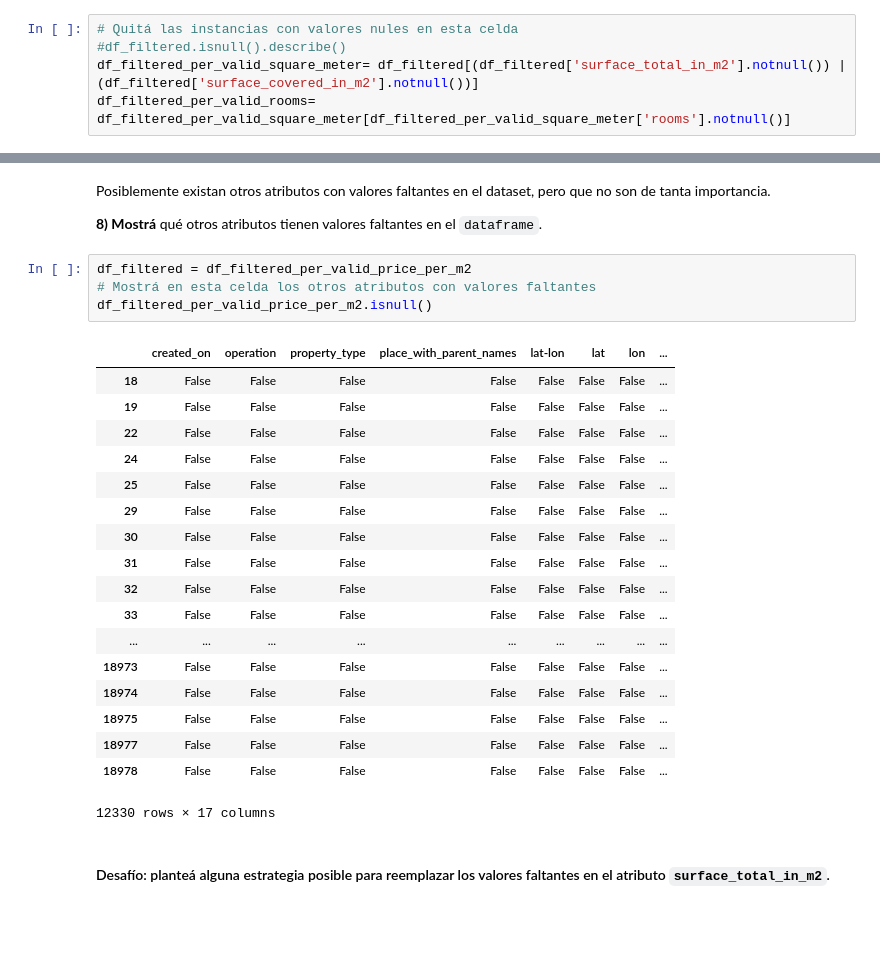
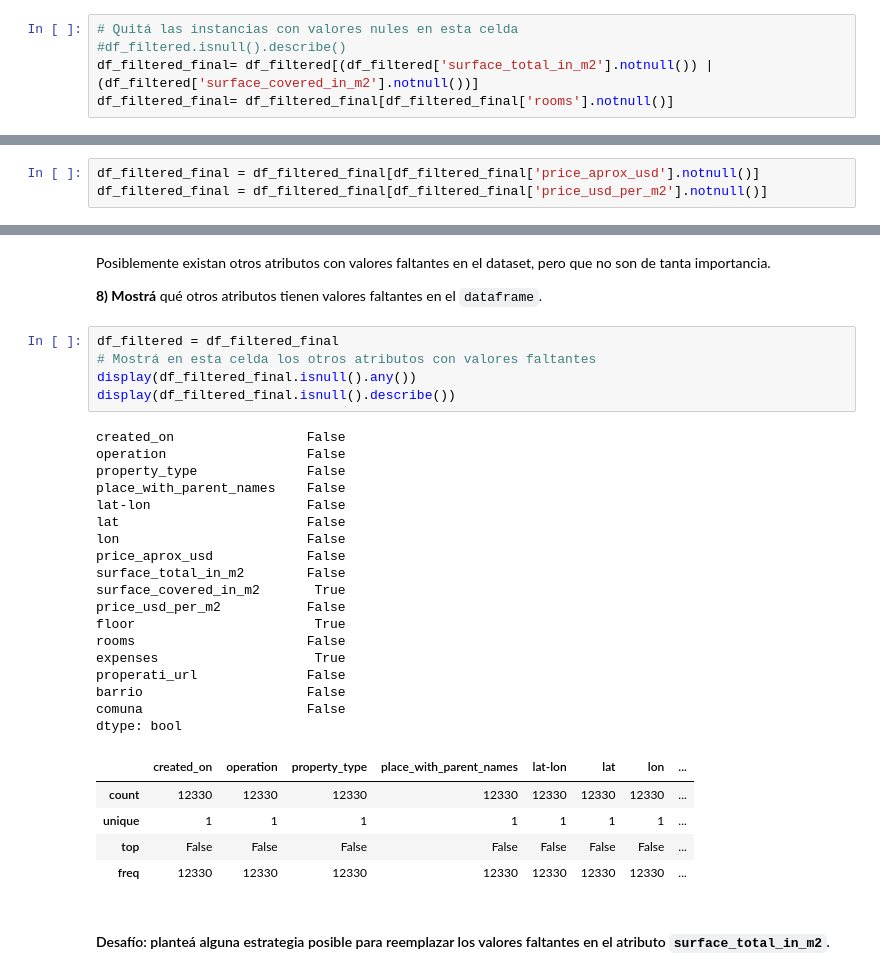
Before and after one commit to lorenzojlamas/curso-ds, a Jupyter notebook: entrega-1/recursos_proyecto_1.ipynb, the cells around one changed output, grey strips where cells are left out. Drawn from its saved outputs; the diff is of its cells as text; blank space fills up the shorter version.

```diff
--- a/entrega-1/recursos_proyecto_1.ipynb
+++ b/entrega-1/recursos_proyecto_1.ipynb
@@ -122,5 +122,5 @@ Estas columnas son las que informan **superficie (total o cubierta)**, **cantida
 # %%
 # Quitá las instancias con valores nules en esta celda
 #df_filtered.isnull().describe()
-df_filtered_per_valid_square_meter= df_filtered[(df_filtered['surface_total_in_m2'].notnull()) | (df_filtered['surface_covered_in_m2'].notnull())]
-df_filtered_per_valid_rooms= df_filtered_per_valid_square_meter[df_filtered_per_valid_square_meter['rooms'].notnull()]
+df_filtered_final= df_filtered[(df_filtered['surface_total_in_m2'].notnull()) | (df_filtered['surface_covered_in_m2'].notnull())]
+df_filtered_final= df_filtered_final[df_filtered_final['rooms'].notnull()]
@@ -130,3 +127,6 @@ df_filtered_per_valid_price_per_m2 = df_filtered_per_valid_price[df_filtered_per
+# %%
+df_filtered_final = df_filtered_final[df_filtered_final['price_aprox_usd'].notnull()]
+df_filtered_final = df_filtered_final[df_filtered_final['price_usd_per_m2'].notnull()]
 # %% [markdown]
 **7)** A continuación **mostrá** cuantas instancias son las que descartaste a partir de quitar las que tenían valores nulos.
 # %%
@@ -145,28 +145,34 @@ Posiblemente existan otros atributos con valores faltantes en el dataset, pero q
 
 **8) Mostrá** qué otros atributos tienen valores faltantes en el `dataframe`.
 # %%
-df_filtered = df_filtered_per_valid_price_per_m2
+df_filtered = df_filtered_final
 # Mostrá en esta celda los otros atributos con valores faltantes
-df_filtered_per_valid_price_per_m2.isnull()
+display(df_filtered_final.isnull().any())
+display(df_filtered_final.isnull().describe())
 # %% [output]
+created_on                 False
+operation                  False
+property_type              False
+place_with_parent_names    False
+lat-lon                    False
+lat                        False
+lon                        False
+price_aprox_usd            False
+surface_total_in_m2        False
+surface_covered_in_m2       True
+price_usd_per_m2           False
+floor                       True
+rooms                      False
+expenses                    True
+properati_url              False
+barrio                     False
+comuna                     False
+dtype: bool
 |  | created_on | operation | property_type | place_with_parent_names | lat-lon | lat | lon | ... |
-| 18 | False | False | False | False | False | False | False | ... |
-| 19 | False | False | False | False | False | False | False | ... |
-| 22 | False | False | False | False | False | False | False | ... |
-| 24 | False | False | False | False | False | False | False | ... |
-| 25 | False | False | False | False | False | False | False | ... |
-| 29 | False | False | False | False | False | False | False | ... |
-| 30 | False | False | False | False | False | False | False | ... |
-| 31 | False | False | False | False | False | False | False | ... |
-| 32 | False | False | False | False | False | False | False | ... |
-| 33 | False | False | False | False | False | False | False | ... |
-| ... | ... | ... | ... | ... | ... | ... | ... | ... |
-| 18973 | False | False | False | False | False | False | False | ... |
-| 18974 | False | False | False | False | False | False | False | ... |
-| 18975 | False | False | False | False | False | False | False | ... |
-| 18977 | False | False | False | False | False | False | False | ... |
-| 18978 | False | False | False | False | False | False | False | ... |
+| count | 12330 | 12330 | 12330 | 12330 | 12330 | 12330 | 12330 | ... |
+| unique | 1 | 1 | 1 | 1 | 1 | 1 | 1 | ... |
+| top | False | False | False | False | False | False | False | ... |
+| freq | 12330 | 12330 | 12330 | 12330 | 12330 | 12330 | 12330 | ... |
-12330 rows × 17 columns
 # %% [markdown]
 #### Desafío: planteá alguna estrategia posible para reemplazar los valores faltantes en el atributo `surface_total_in_m2`.
 # %% [markdown]
```
Also changed, not shown: parts of 16 cells of this notebook, 14 other files.
